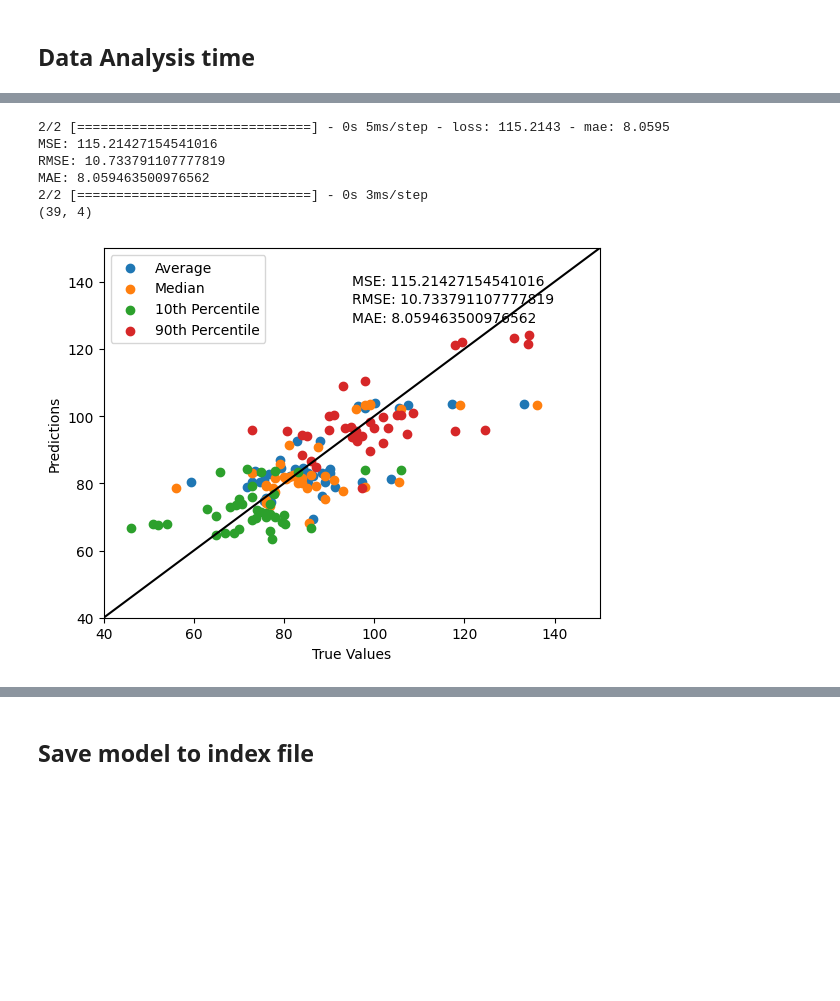
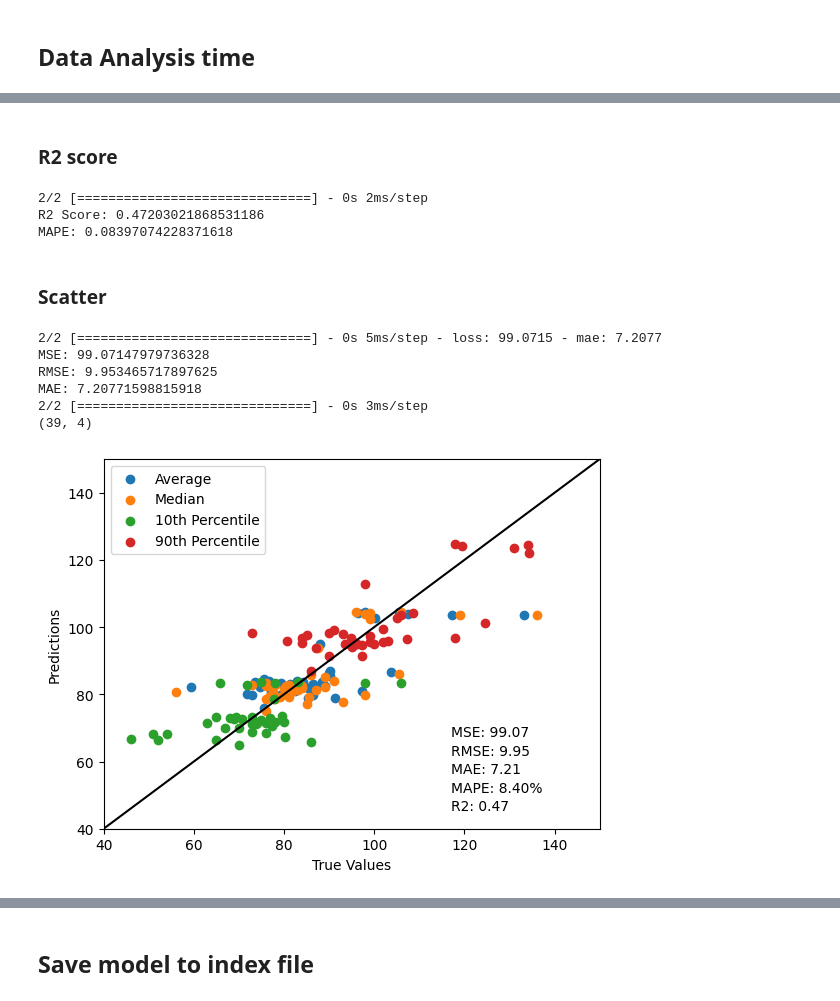
Before and after one commit to ScrambledFox/Tag-Generation, a Jupyter notebook: models/nn_k_fold.ipynb, the cells around one changed output, grey strips where cells are left out. Cells and saved outputs as stored; diff of their text form; code cells hidden in the pictures; blank space fills up the shorter version.

Commit message:
feat: analysis and more model training changes

```diff
--- a/models/nn_k_fold.ipynb
+++ b/models/nn_k_fold.ipynb
@@ -13,17 +13,17 @@ import tensorflow as tf
 # !! Change neural network layers further down in model definition
 
 SHUFFLE_TRAIN_DATA = True
-BATCH_SIZE = 16
+BATCH_SIZE = 8
 
 MAX_EPOCHS = 250
 MIN_EPOCHS = 20
 SIMILAR_LOSS_EPOCHS_BEFORE_STOPPING = 10
 
-LEARNING_RATE = 0.001
+LEARNING_RATE = 0.0005
 # OPTIMISER MOVED TO MODEL DEFINITION
 
 # DON'T CHANGE BETWEEN TESTING
-K_FOLDS = 5
+K_FOLDS = 3
 TEST_SPLIT = 0.05
 # %% [markdown]
 ## Prepare model Archiving
@@ -162,7 +162,8 @@ for train, val in kfold.split(X_train, y_train):
     y_val_current_fold = tf.convert_to_tensor(y_val_current_fold)
 
     model = Sequential([
-        Dense(units=512, input_shape=[len(X_train.columns)], activation='relu'),
+        Dense(units=256, input_shape=[len(X_train.columns)], activation='sigmoid'),
+        Dense(units=128, activation='sigmoid'),
         Dense(units=4, activation='linear')
     ])
 
@@ -350,3 +351,21 @@ plt.show()
+# %% [markdown]
+### R2 score
+# %%
+from sklearn.metrics import r2_score, mean_absolute_percentage_error
+
+y_pred = model.predict(X_test)
+
+R2 = r2_score(y_test, y_pred)
+print("R2 Score: {}".format(R2))
+
+MAPE = mean_absolute_percentage_error(y_test, y_pred)
+print("MAPE: {}".format(MAPE))
+# %% [output]
+2/2 [==============================] - 0s 2ms/step
+R2 Score: 0.47203021868531186
+MAPE: 0.08397074228371618
+# %% [markdown]
+### Scatter
 # %%
 # Test model
 TEST_EVALUATION = model.evaluate(X_test, y_test)
@@ -358,38 +377,40 @@ print("MAE:", TEST_EVALUATION[1])
 predictions = model.predict(X_test)
 
 print(predictions.shape)
 
 # Plot
 plt.scatter(y_test[:, 0], predictions[:, 0], label="Average")
 plt.scatter(y_test[:, 1], predictions[:, 1], label="Median")
 plt.scatter(y_test[:, 2], predictions[:, 2], label="10th Percentile")
 plt.scatter(y_test[:, 3], predictions[:, 3], label="90th Percentile")
 
 plt.xlabel("True Values")
 plt.ylabel("Predictions")
 
 # # Plot x=y for reference
 x = np.linspace(0, 200, 100)
 y = x
 
 plt.plot(x, y, color="black")
 
 plt.xlim(40, 150)
 plt.ylim(40, 150)
 
 # Show MSE, RMSE, MAE
-plt.annotate("MSE: {}".format(TEST_EVALUATION[0]), (0.5, 0.9), xycoords='axes fraction')
-plt.annotate("RMSE: {}".format(np.sqrt(TEST_EVALUATION[0])), (0.5, 0.85), xycoords='axes fraction')
-plt.annotate("MAE: {}".format(TEST_EVALUATION[1]), (0.5, 0.8), xycoords='axes fraction')
+plt.annotate("MSE: {:.2f}".format(TEST_EVALUATION[0]), (0.7, 0.25), xycoords='axes fraction')
+plt.annotate("RMSE: {:.2f}".format(np.sqrt(TEST_EVALUATION[0])), (0.7, 0.20), xycoords='axes fraction')
+plt.annotate("MAE: {:.2f}".format(TEST_EVALUATION[1]), (0.7, 0.15), xycoords='axes fraction')
+plt.annotate("MAPE: {:.2f}%".format(MAPE * 100), (0.7, 0.1), xycoords='axes fraction')
+plt.annotate("R2: {:.2f}".format(R2), (0.7, 0.05), xycoords='axes fraction')
 
 plt.legend()
 plt.savefig(os.path.join(ITERATION_FOLDER, "scatter_plot.png"))
 plt.show()
 # %% [output]
-2/2 [==============================] - 0s 5ms/step - loss: 115.2143 - mae: 8.0595
-MSE: 115.21427154541016
-RMSE: 10.733791107777819
-MAE: 8.059463500976562
+2/2 [==============================] - 0s 5ms/step - loss: 99.0715 - mae: 7.2077
+MSE: 99.07147979736328
+RMSE: 9.953465717897625
+MAE: 7.20771598815918
 2/2 [==============================] - 0s 3ms/step
 (39, 4)
-[figure, old version]
+[figure, new version]
```
Also changed, not shown: parts of 13 cells of this notebook, 5 other files.
